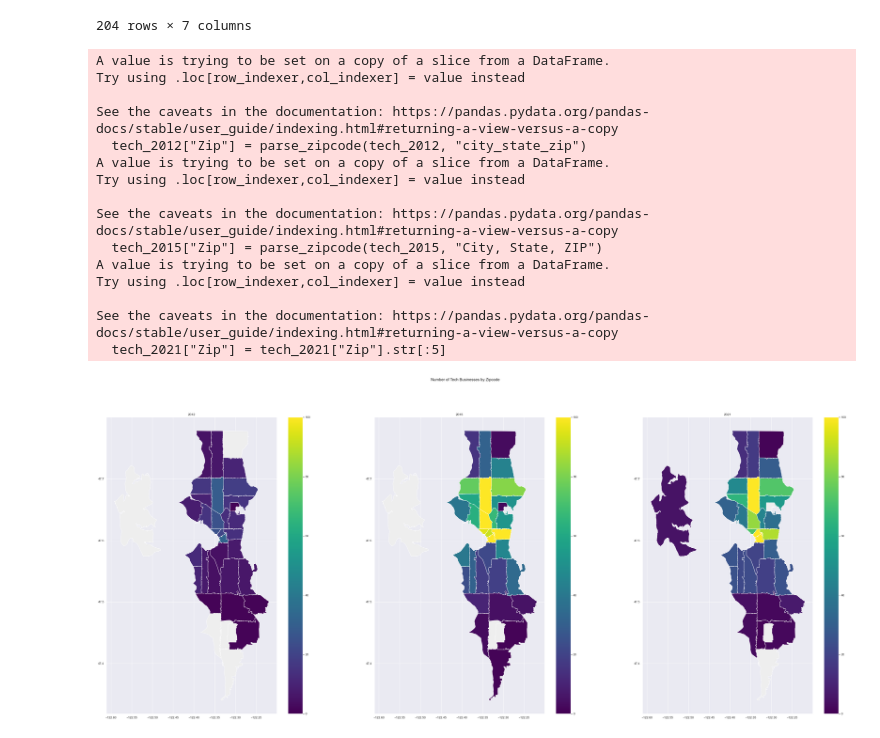
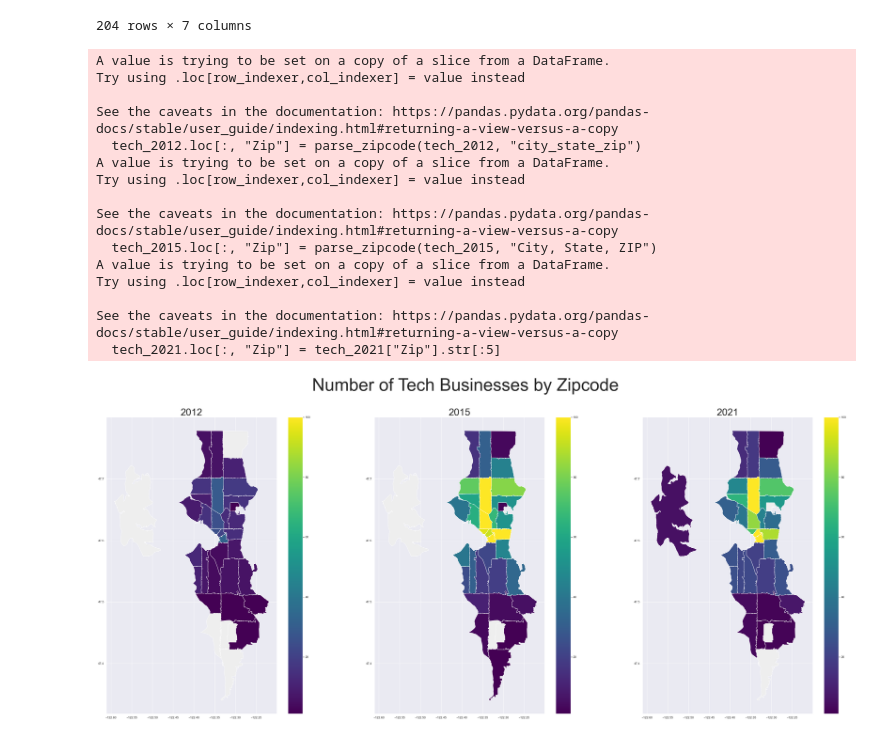
Before and after one commit to Krocketeer/HCDE410-Final-Project, a Jupyter notebook: main.ipynb, the cells around one changed output. Saved outputs shown, nothing was run; the diff lists cells and outputs as text; code cells hidden in the pictures.

Commit message:
Add new geoplots, update fontsizes

```diff
--- a/main.ipynb
+++ b/main.ipynb
@@ -395,25 +395,25 @@ def parse_zipcode(dataframe, column_name):
     return zipcode_list
 # %%
 # Prepare zipcode column for each tech data frame
-tech_2012["Zip"] = parse_zipcode(tech_2012, "city_state_zip")
-tech_2015["Zip"] = parse_zipcode(tech_2015, "City, State, ZIP")
-tech_2021["Zip"] = tech_2021["Zip"].str[:5]
+tech_2012.loc[:, "Zip"] = parse_zipcode(tech_2012, "city_state_zip")
+tech_2015.loc[:, "Zip"] = parse_zipcode(tech_2015, "City, State, ZIP")
+tech_2021.loc[:, "Zip"] = tech_2021["Zip"].str[:5]
 # %% [output]
 A value is trying to be set on a copy of a slice from a DataFrame.
 Try using .loc[row_indexer,col_indexer] = value instead
 
 See the caveats in the documentation: https://pandas.pydata.org/pandas-docs/stable/user_guide/indexing.html#returning-a-view-versus-a-copy
-  tech_2012["Zip"] = parse_zipcode(tech_2012, "city_state_zip")
+  tech_2012.loc[:, "Zip"] = parse_zipcode(tech_2012, "city_state_zip")
 A value is trying to be set on a copy of a slice from a DataFrame.
 Try using .loc[row_indexer,col_indexer] = value instead
 
 See the caveats in the documentation: https://pandas.pydata.org/pandas-docs/stable/user_guide/indexing.html#returning-a-view-versus-a-copy
-  tech_2015["Zip"] = parse_zipcode(tech_2015, "City, State, ZIP")
+  tech_2015.loc[:, "Zip"] = parse_zipcode(tech_2015, "City, State, ZIP")
 A value is trying to be set on a copy of a slice from a DataFrame.
 Try using .loc[row_indexer,col_indexer] = value instead
 
 See the caveats in the documentation: https://pandas.pydata.org/pandas-docs/stable/user_guide/indexing.html#returning-a-view-versus-a-copy
-  tech_2021["Zip"] = tech_2021["Zip"].str[:5]
+  tech_2021.loc[:, "Zip"] = tech_2021["Zip"].str[:5]
 # %%
 def get_zipcode_counts(data, zipcode_data, seattle_zipcodes):
     counts = data.groupby("Zip").size()
@@ -427,23 +427,23 @@ tech_zipcode_2015 = get_zipcode_counts(tech_2015, seattle_zipcode_data, seattle_
 tech_zipcode_2021 = get_zipcode_counts(tech_2021, seattle_zipcode_data, seattle_zipcodes)
 # %%
 fig, ax = plt.subplots(1, 3, figsize=(50, 20))
-fig.suptitle("Number of Tech Businesses by Zipcode")
+fig.suptitle("Number of Tech Businesses by Zipcode", fontsize=64)
 
 seattle_plot = seattle_zipcode_data[seattle_zipcode_data["ZIP"].isin(seattle_zipcodes)]
 seattle_plot.plot(ax=ax[0], color="#EEEEEE")
 seattle_plot.plot(ax=ax[1], color="#EEEEEE")
 seattle_plot.plot(ax=ax[2], color="#EEEEEE")
 
-tech_zipcode_2012.plot(column="Count", legend=True, vmin=0, vmax=100, cmap="viridis", ax=ax[0])
-ax[0].set_title("2012")
+tech_zipcode_2012.plot(column="Count", legend=True, vmin=1, vmax=100, cmap="viridis", ax=ax[0])
+ax[0].set_title("2012", fontsize=36)
 
-tech_zipcode_2015.plot(column="Count", legend=True, vmin=0, vmax=100, cmap="viridis", ax=ax[1])
-ax[1].set_title("2015")
+tech_zipcode_2015.plot(column="Count", legend=True, vmin=1, vmax=100, cmap="viridis", ax=ax[1])
+ax[1].set_title("2015", fontsize=36)
 
-tech_zipcode_2021.plot(column="Count", legend=True, vmin=0, vmax=100, cmap="viridis", ax=ax[2])
-ax[2].set_title("2021")
+tech_zipcode_2021.plot(column="Count", legend=True, vmin=1, vmax=100, cmap="viridis", ax=ax[2])
+ax[2].set_title("2021", fontsize=36)
 
 plt.savefig("figures/tech_businesses_per_zipcode.png", bbox_inches="tight")
 plt.show()
 # %% [output]
-[figure, old version]
+[figure, new version]
```
Also changed, not shown: parts of 8 cells of this notebook, 7 other files.
